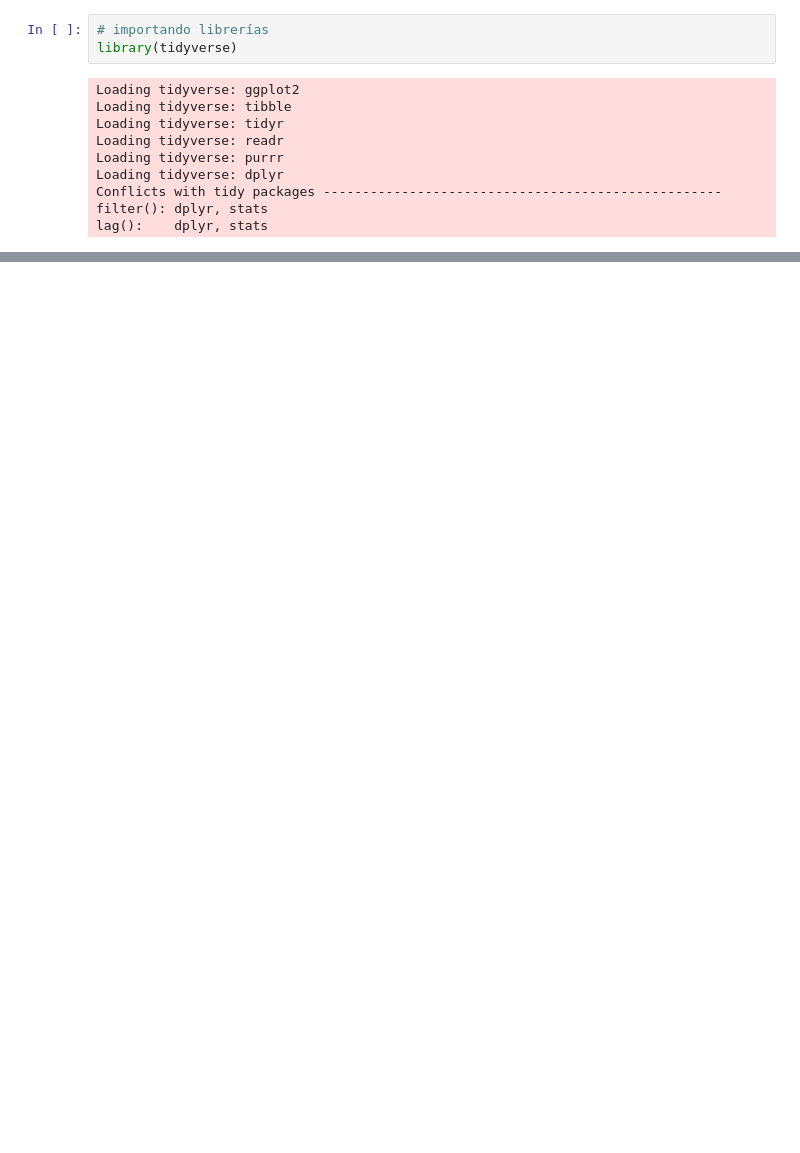
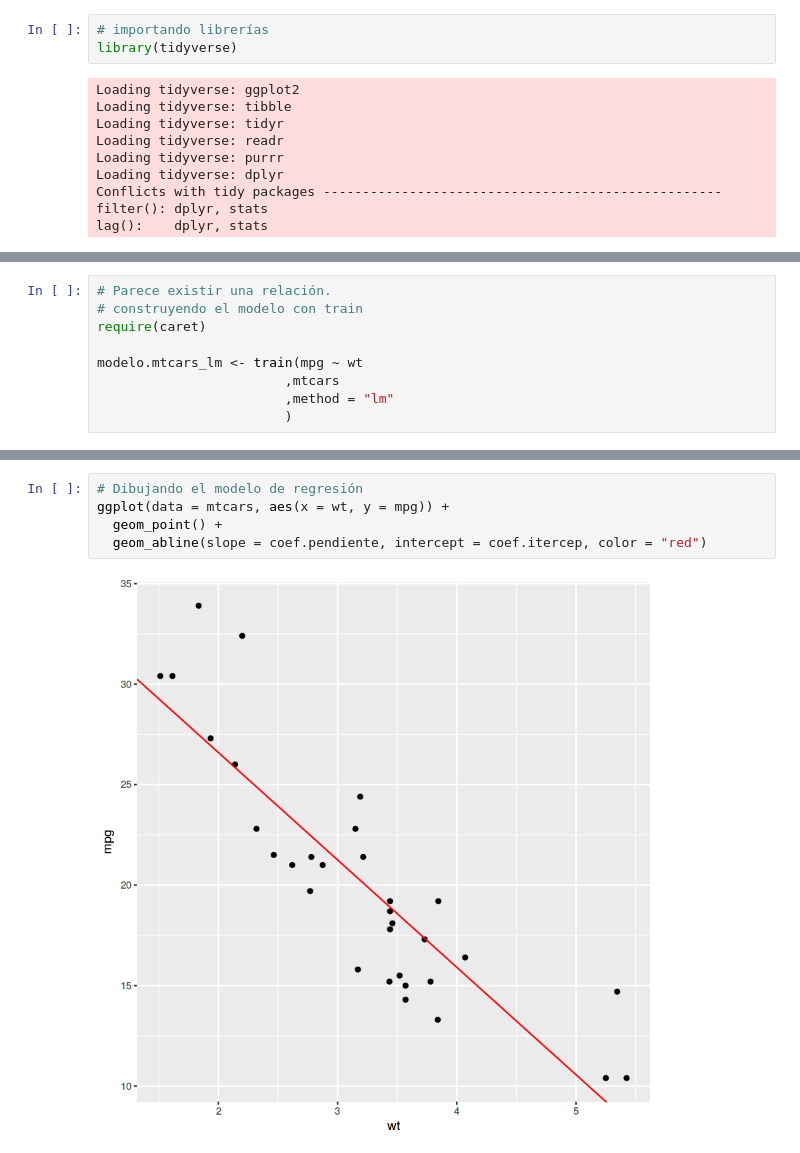
Before and after one commit to IAARhub/iaar_template, a Jupyter notebook: content/notebooks/IntroR.ipynb, the cells around one changed output, grey strips where cells are left out. Cells and saved outputs as stored; diff of their text form; blank space fills up the shorter version.

```diff
--- a/content/notebooks/IntroR.ipynb
+++ b/content/notebooks/IntroR.ipynb
@@ -336,0 +409,9 @@ p + geom_violin(scale = "width")
+# %%
+# Parece existir una relación.
+# construyendo el modelo con train
+require(caret)
+
+modelo.mtcars_lm <- train(mpg ~ wt
+                        ,mtcars
+                        ,method = "lm"
+                        )
@@ -336,0 +433,7 @@ p + geom_violin(scale = "width")
+# %%
+# Dibujando el modelo de regresión
+ggplot(data = mtcars, aes(x = wt, y = mpg)) +
+  geom_point() +
+  geom_abline(slope = coef.pendiente, intercept = coef.itercep, color = "red")
+# %% [output]
+[figure, added]
```
Also changed, not shown: parts of 34 cells of this notebook, 1 other file.
